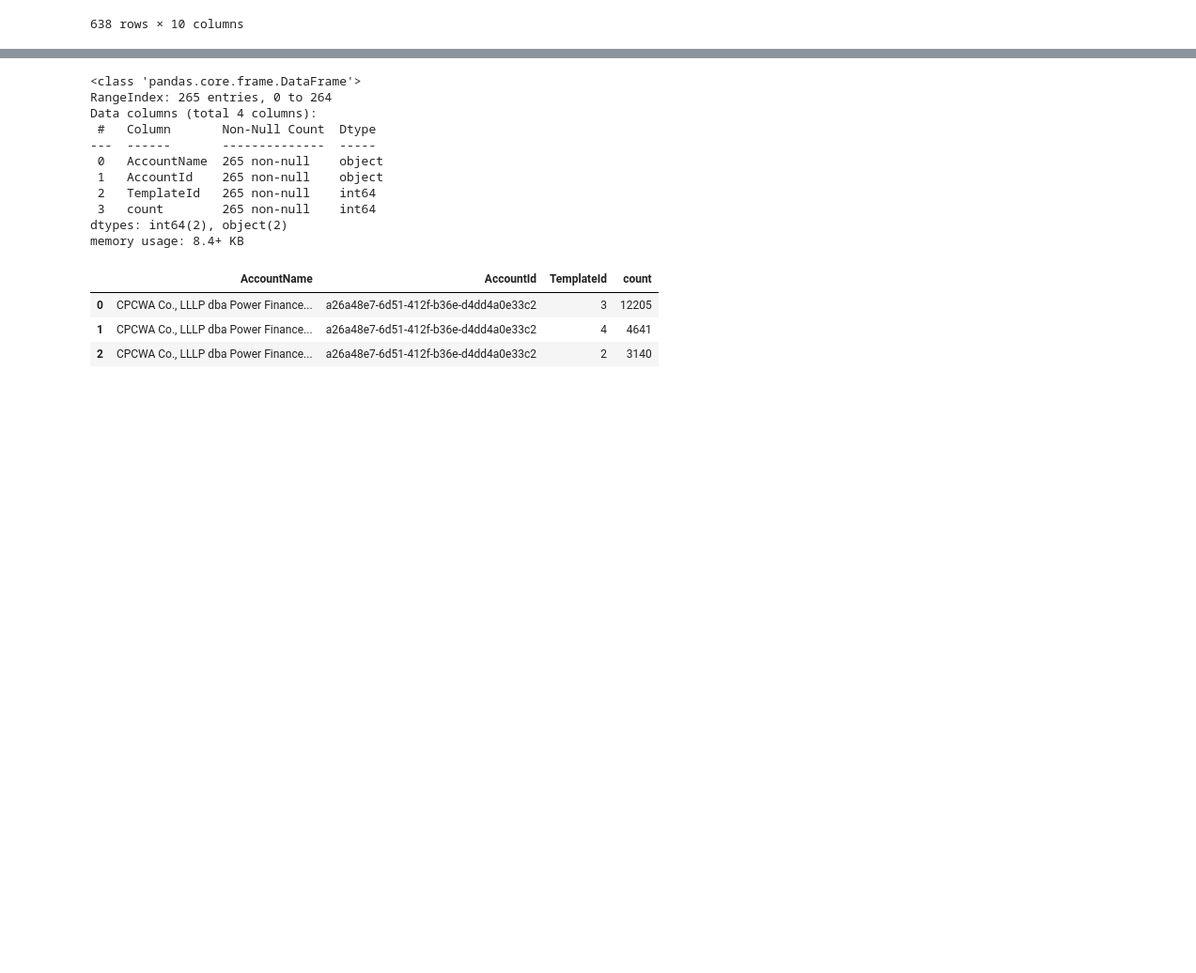
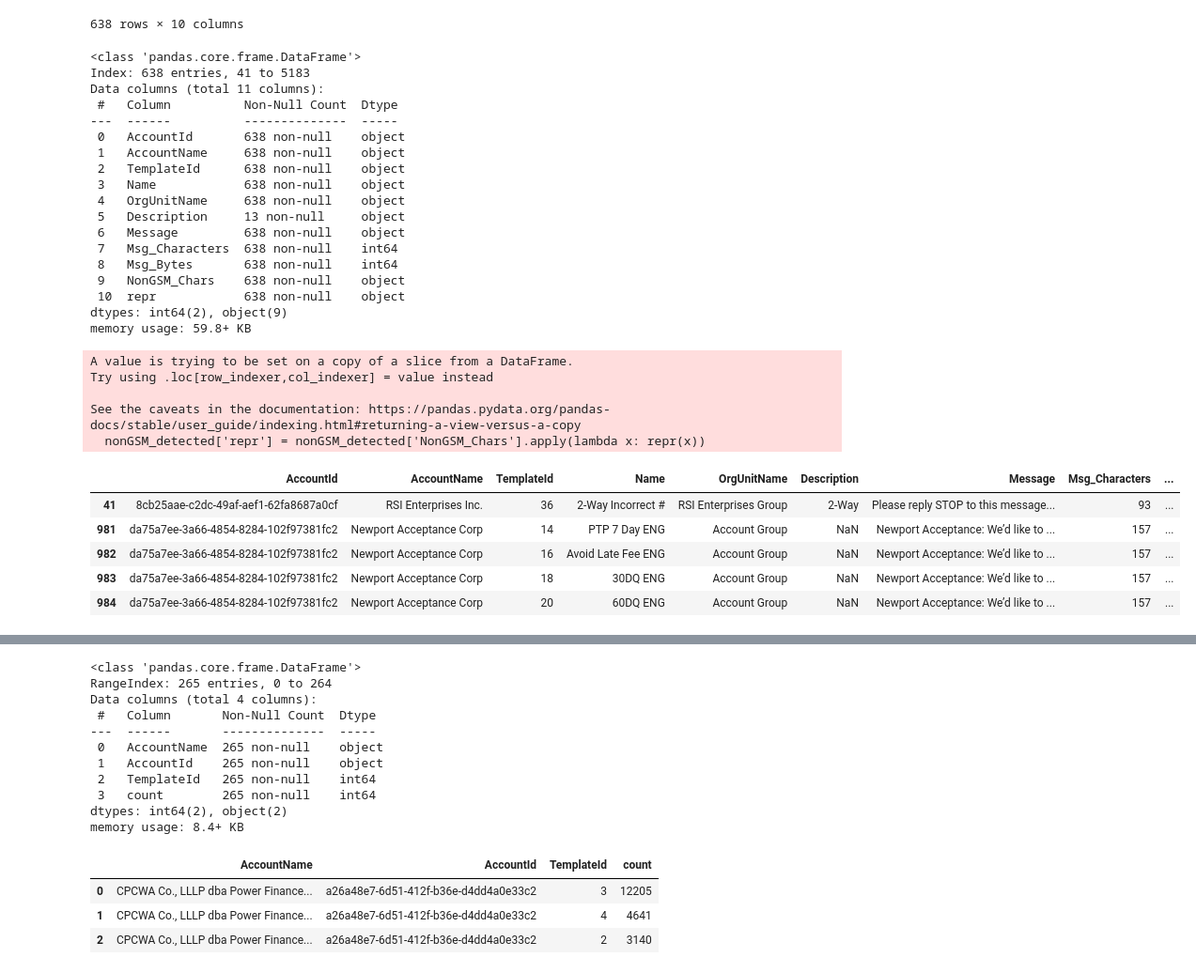
Before and after one commit to jarvismartin/template_scanner, a Jupyter notebook: template_audit.ipynb, the cells around one changed output, grey strips where cells are left out. Shown at 94% size. Cells and saved outputs as stored; diff of their text form; code cells hidden in the pictures; blank space fills up the shorter version.

Commit message:
Add ability to search by character

```diff
--- a/template_audit.ipynb
+++ b/template_audit.ipynb
@@ -163,3 +163,39 @@ nonGSM_detected
 | 5146 | 31826c31-c1a0-4d3e-8872-016bb1131ed4 | Credits, Inc. | 10 | Past Due: 5 Day | Credits, Inc Group | NaN | Credits, Inc. - Debt Collector: W... | 245 | ... |
 | 5183 | 98cc075a-9205-4033-9220-c5bd80001682 | Gateway Financial | 708 | Qualified Deferment | Gateway Collection Group | Qualified Deferment | GFS: YOU MAY QUALIFY FOR A PAYMEN... | 166 | ... |
 638 rows × 10 columns
+# %%
+# Convert NonGSM_Chars from set to string using repr
+nonGSM_detected['repr'] = nonGSM_detected['NonGSM_Chars'].apply(lambda x: repr(x))
+
+nonGSM_detected.info()
+nonGSM_detected.head()
+# %% [output]
+<class 'pandas.core.frame.DataFrame'>
+Index: 638 entries, 41 to 5183
+Data columns (total 11 columns):
+ #   Column          Non-Null Count  Dtype
+---  ------          --------------  -----
+ 0   AccountId       638 non-null    object
+ 1   AccountName     638 non-null    object
+ 2   TemplateId      638 non-null    object
+ 3   Name            638 non-null    object
+ 4   OrgUnitName     638 non-null    object
+ 5   Description     13 non-null     object
+ 6   Message         638 non-null    object
+ 7   Msg_Characters  638 non-null    int64
+ 8   Msg_Bytes       638 non-null    int64
+ 9   NonGSM_Chars    638 non-null    object
+ 10  repr            638 non-null    object
+dtypes: int64(2), object(9)
+memory usage: 59.8+ KB
+A value is trying to be set on a copy of a slice from a DataFrame.
+Try using .loc[row_indexer,col_indexer] = value instead
+
+See the caveats in the documentation: https://pandas.pydata.org/pandas-docs/stable/user_guide/indexing.html#returning-a-view-versus-a-copy
+  nonGSM_detected['repr'] = nonGSM_detected['NonGSM_Chars'].apply(lambda x: repr(x))
+|  | AccountId | AccountName | TemplateId | Name | OrgUnitName | Description | Message | Msg_Characters | ... |
+| 41 | 8cb25aae-c2dc-49af-aef1-62fa8687a0cf | RSI Enterprises Inc. | 36 | 2-Way Incorrect # | RSI Enterprises Group | 2-Way | Please reply STOP to this message... | 93 | ... |
+| 981 | da75a7ee-3a66-4854-8284-102f97381fc2 | Newport Acceptance Corp | 14 | PTP 7 Day ENG | Account Group | NaN | Newport Acceptance: We’d like to ... | 157 | ... |
+| 982 | da75a7ee-3a66-4854-8284-102f97381fc2 | Newport Acceptance Corp | 16 | Avoid Late Fee ENG | Account Group | NaN | Newport Acceptance: We’d like to ... | 157 | ... |
+| 983 | da75a7ee-3a66-4854-8284-102f97381fc2 | Newport Acceptance Corp | 18 | 30DQ ENG | Account Group | NaN | Newport Acceptance: We’d like to ... | 157 | ... |
+| 984 | da75a7ee-3a66-4854-8284-102f97381fc2 | Newport Acceptance Corp | 20 | 60DQ ENG | Account Group | NaN | Newport Acceptance: We’d like to ... | 157 | ... |
```
Also changed, not shown: parts of 2 cells of this notebook.
